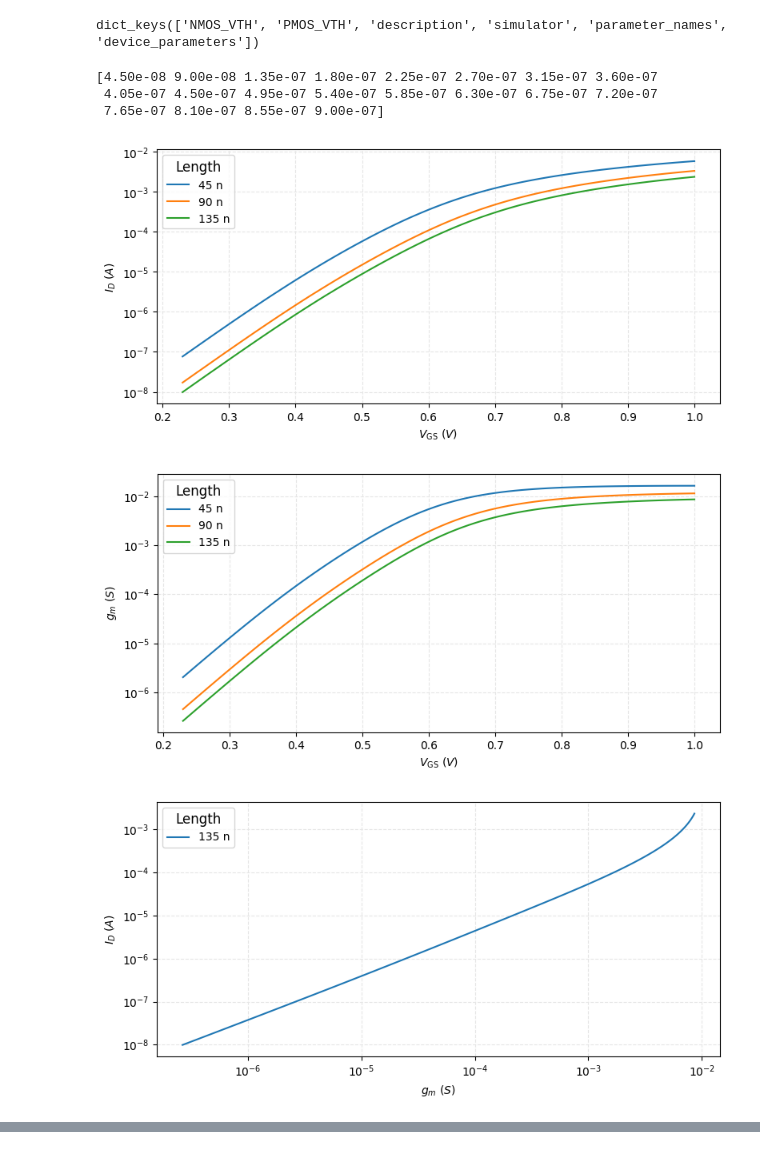
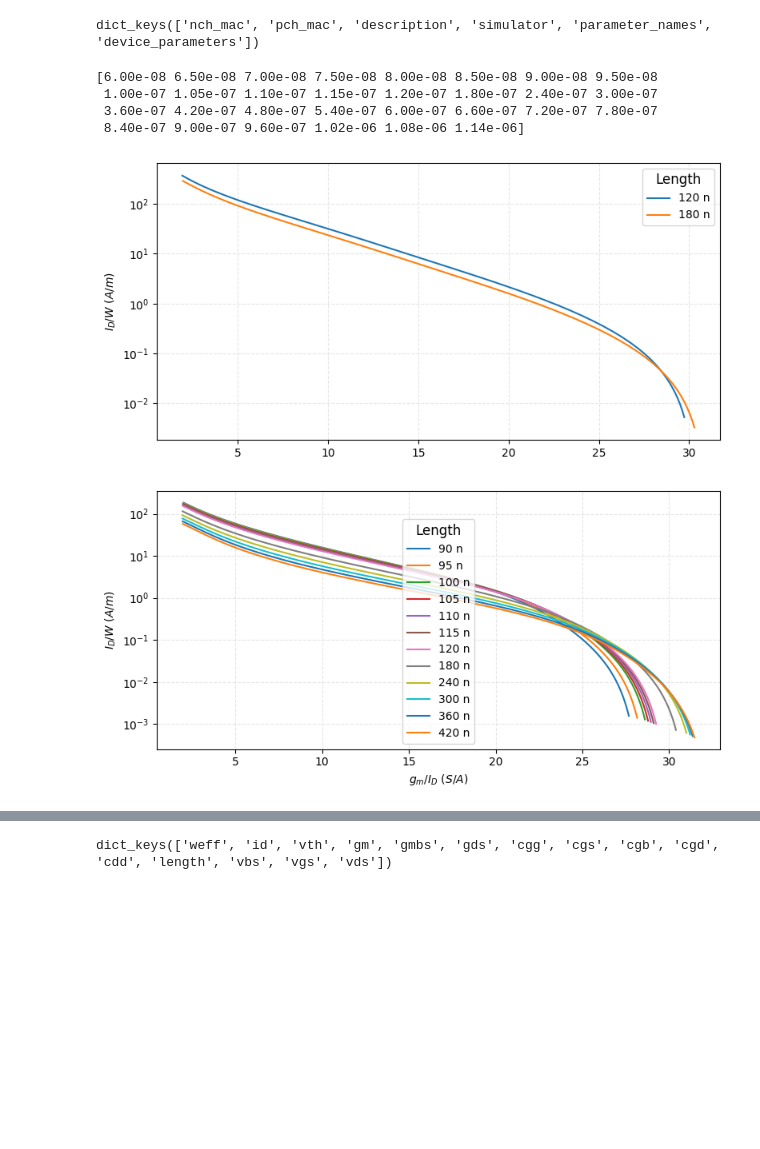
Before and after one commit to Meirelez/gmID_OTA, a Jupyter notebook: gmID_design_4_3.ipynb, the cells around one changed output, grey strips where cells are left out. Drawn from its saved outputs; the diff is of its cells as text; code cells hidden in the pictures; blank space fills up the shorter version.

```diff
--- a/gmID_design_4_3.ipynb
+++ b/gmID_design_4_3.ipynb
@@ -12,61 +9,40 @@ Successfully installed numpy-2.0.2
 import numpy as np
 from mosplot.plot import load_lookup_table, Mosfet, Expression
 # %%
-lookup_table = load_lookup_table("/home/fmeireles/Desktop/teste3/gmid-main/tests/lookup_table_generator/freepdk45/freepdk45_2.npz")
+lookup_table = load_lookup_table("/home/just/Desktop/teste3/gmid-main/tests/lookup_table_generator/tsm65nm/tsmc65nm_V4.npz")
 # %%
 print(lookup_table.keys())
 # %% [output]
-dict_keys(['NMOS_VTH', 'PMOS_VTH', 'description', 'simulator', 'parameter_names', 'device_parameters'])
+dict_keys(['nch_mac', 'pch_mac', 'description', 'simulator', 'parameter_names', 'device_parameters'])
 # %%
 #Making Simple Plots
 # %%
-nmos = Mosfet(lookup_table=lookup_table, mos="NMOS_VTH", vbs=0.0, vds=0.6, vgs=(0.23, 1.1))
-pmos = Mosfet(lookup_table=lookup_table, mos="PMOS_VTH", vbs=0.0, vds=-0.6, vgs=(-1.2, -0.3))
+nmos = Mosfet(lookup_table=lookup_table, mos="nch_mac", vbs=0.0, vds=0.6, vgs=(0.2, 1.2))
+pmos = Mosfet(lookup_table=lookup_table, mos="pch_mac", vbs=0.0, vds=-0.6, vgs=(-1.2, -0.2))
 # %%
 print(nmos.length)
 # %% [output]
-[4.50e-08 9.00e-08 1.35e-07 1.80e-07 2.25e-07 2.70e-07 3.15e-07 3.60e-07
- 4.05e-07 4.50e-07 4.95e-07 5.40e-07 5.85e-07 6.30e-07 6.75e-07 7.20e-07
- 7.65e-07 8.10e-07 8.55e-07 9.00e-07]
+[6.00e-08 6.50e-08 7.00e-08 7.50e-08 8.00e-08 8.50e-08 9.00e-08 9.50e-08
+ 1.00e-07 1.05e-07 1.10e-07 1.15e-07 1.20e-07 1.80e-07 2.40e-07 3.00e-07
+ 3.60e-07 4.20e-07 4.80e-07 5.40e-07 6.00e-07 6.60e-07 7.20e-07 7.80e-07
+ 8.40e-07 9.00e-07 9.60e-07 1.02e-06 1.08e-06 1.14e-06]
 # %%
-nmos.plot_by_expression(
-    x_expression = nmos.vgs_expression,
-    y_expression = nmos.id_expression,
-    filtered_values = nmos.length[:3],
-    y_scale="log",
-    #save_fig="/home/just/Desktop/teste3/gmid-main/figures/teste_imagem.svg"
-    # there are many other plot related options
-)
-nmos.plot_by_expression(
-    x_expression = nmos.vgs_expression,
-    y_expression = nmos.gm_expression,
-    filtered_values = nmos.length[:3],
-    y_scale="log",
-    #save_fig="/home/just/Desktop/teste3/gmid-main/figures/teste_imagem.svg"
-    # there are many other plot related options
-)
-nmos.plot_by_expression(
-    x_expression = nmos.gm_expression,
-    y_expression = nmos.id_expression,
-    filtered_values = nmos.length[2],
-    y_scale="log",
-    x_scale="log",
-    #save_fig="/home/just/Desktop/teste3/gmid-main/figures/teste_imagem.svg"
-    # there are many other plot related options
-)
 nmos.plot_by_expression(
     y_expression = nmos.current_density_expression,
     x_expression = Expression(
         variables=["gm", "id"],#Rever isto
         function=lambda x, y: x / (y),
         ),
-    filtered_values = nmos.length[:3],
+    filtered_values = nmos.length[12:14],
     y_scale="log",
+)
 
-    #save_fig="/home/just/Desktop/teste3/gmid-main/figures/teste_imagem.svg"
-    # there are many other plot related options
+pmos.plot_by_expression(
+    y_expression = pmos.current_density_expression,
+    x_expression = pmos.gmid_expression,
+    filtered_values = nmos.length[6:18],
+    y_scale="log",
 )
 # %% [output]
-[figure, old version]
+[figure, new version]
-[figure, old version]
+[figure, new version]
-[figure, removed]
@@ -74,3 +49,7 @@ nmos.plot_by_expression(
+# %%
+print(nmos.extracted_table.keys())
+# %% [output]
+dict_keys(['weff', 'id', 'vth', 'gm', 'gmbs', 'gds', 'cgg', 'cgs', 'cgb', 'cgd', 'cdd', 'length', 'vbs', 'vgs', 'vds'])
 # %%
 nmos.plot_by_expression(
     x_expression = nmos.gmid_expression,
```
Also changed, not shown: parts of 11 cells of this notebook, 14 other files.
